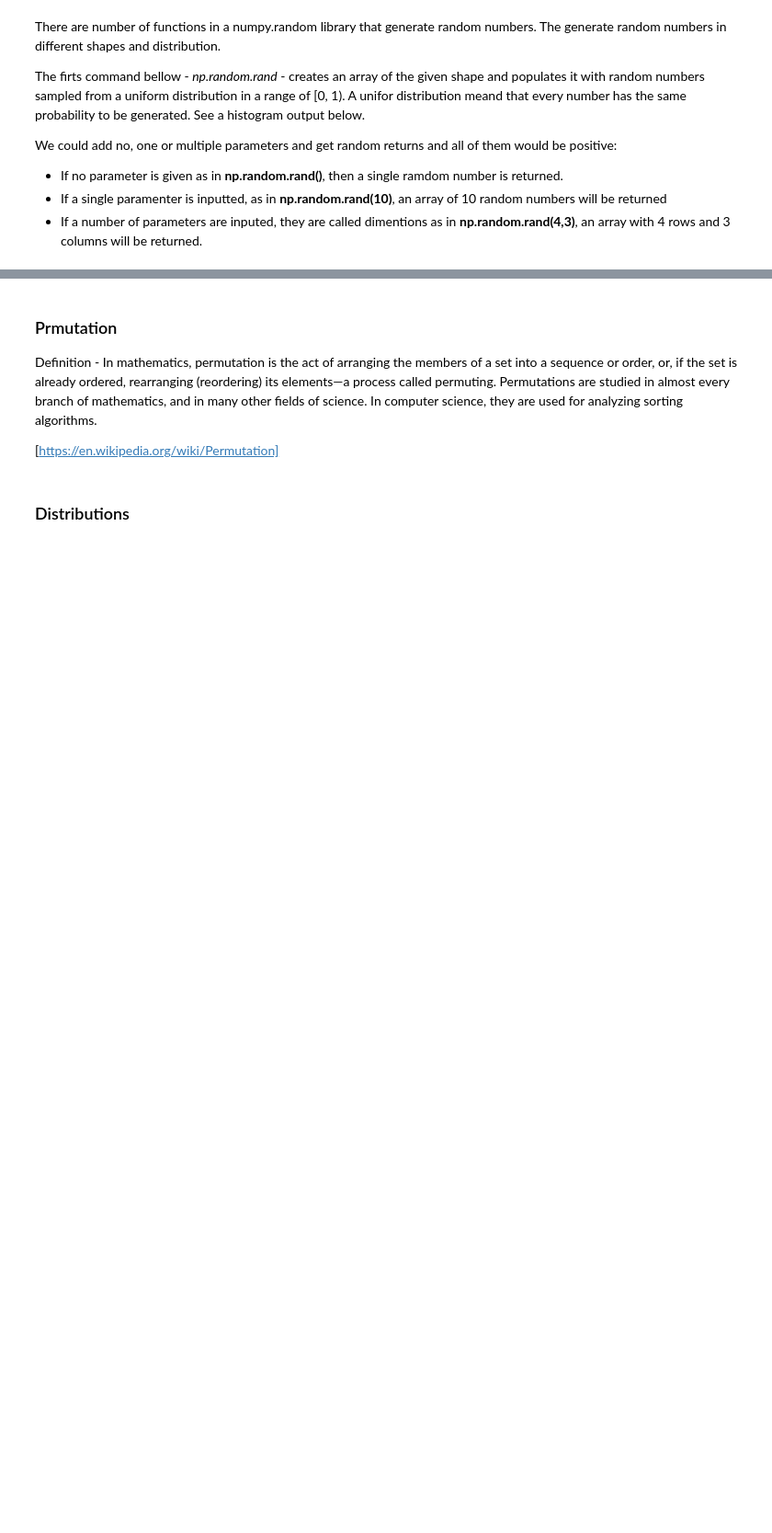
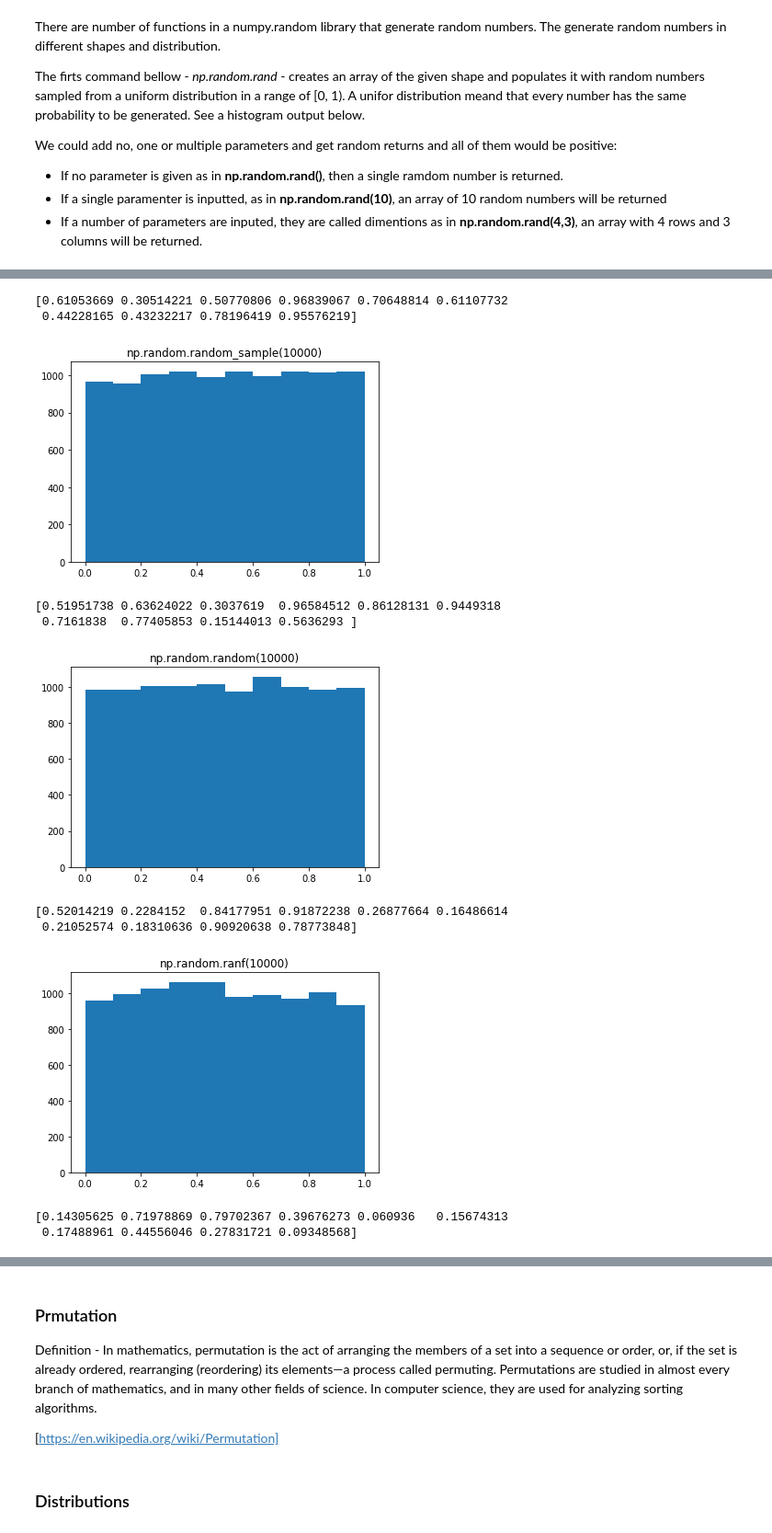
Before and after one commit to Vitalismirnov/ProgDAAssignment, a Jupyter notebook: Assignment.ipynb, the cells around one changed output, grey strips where cells are left out. Shown at 92% size. Saved outputs shown, nothing was run; the diff lists cells and outputs as text; code cells hidden in the pictures; blank space fills up the shorter version.

```diff
--- a/Assignment.ipynb
+++ b/Assignment.ipynb
@@ -94,0 +113,30 @@ choice(a[, size, replace, p])
+# %%
+print(np.random.random_sample(10))
+plt.hist(np.random.random_sample(10000))
+plt.title("np.random.random_sample(10000)")
+plt.show()
+print(np.random.random(10))
+plt.hist(np.random.random(10000))
+plt.title("np.random.random(10000)")
+plt.show()
+print(np.random.ranf(10))
+plt.hist(np.random.ranf(10000))
+plt.title("np.random.ranf(10000)")
+plt.show()
+print(np.random.sample(10))
+plt.hist(np.random.sample(10000))
+plt.title("np.random.sample(10000)")
+plt.show()
+#np.random.choice(a[, size, replace, p])
+# %% [output]
+[0.61053669 0.30514221 0.50770806 0.96839067 0.70648814 0.61107732
+ 0.44228165 0.43232217 0.78196419 0.95576219]
+[figure, added]
+[0.51951738 0.63624022 0.3037619  0.96584512 0.86128131 0.9449318
+ 0.7161838  0.77405853 0.15144013 0.5636293 ]
+[figure, added]
+[0.52014219 0.2284152  0.84177951 0.91872238 0.26877664 0.16486614
+ 0.21052574 0.18310636 0.90920638 0.78773848]
+[figure, added]
+[0.14305625 0.71978869 0.79702367 0.39676273 0.060936   0.15674313
+ 0.17488961 0.44556046 0.27831721 0.09348568]
```
Also changed, not shown: parts of 19 cells of this notebook.
